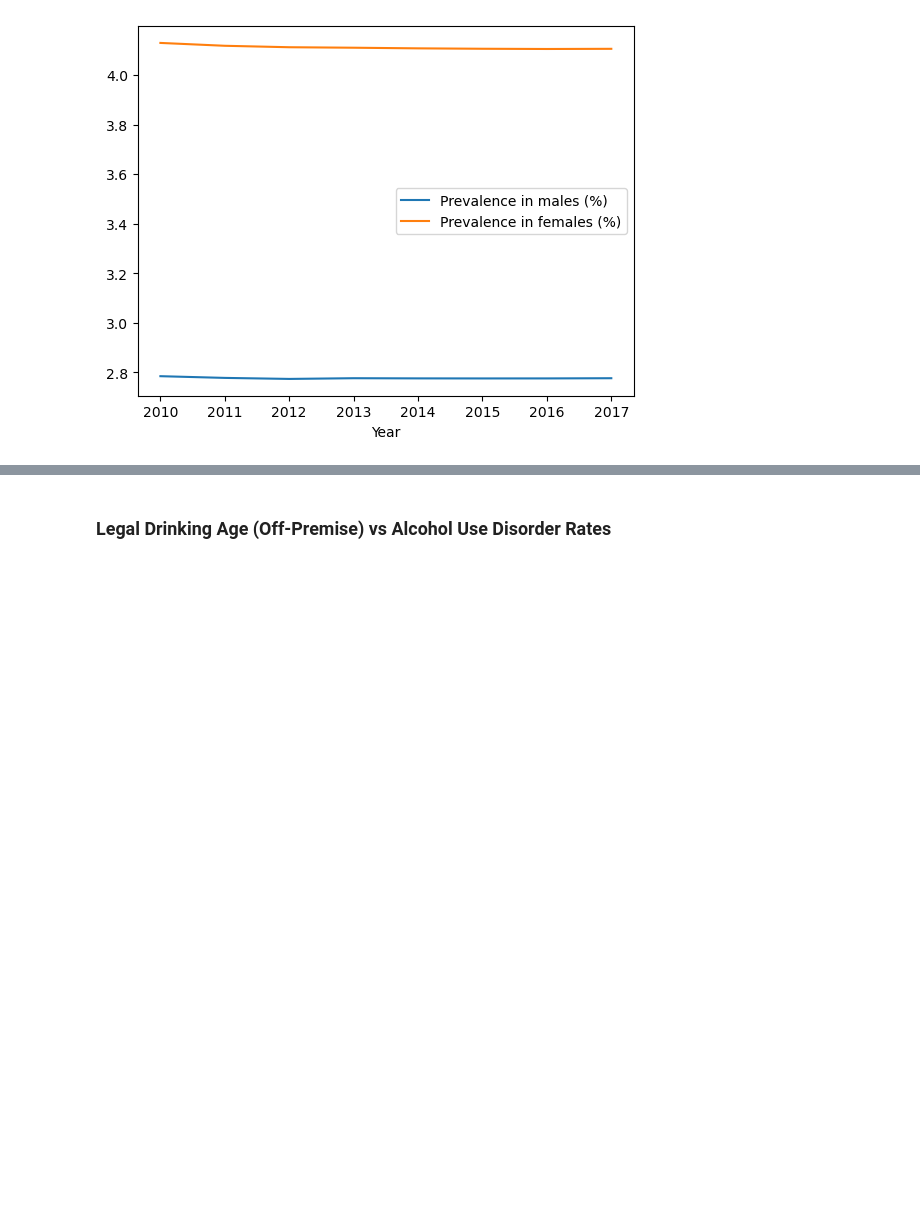
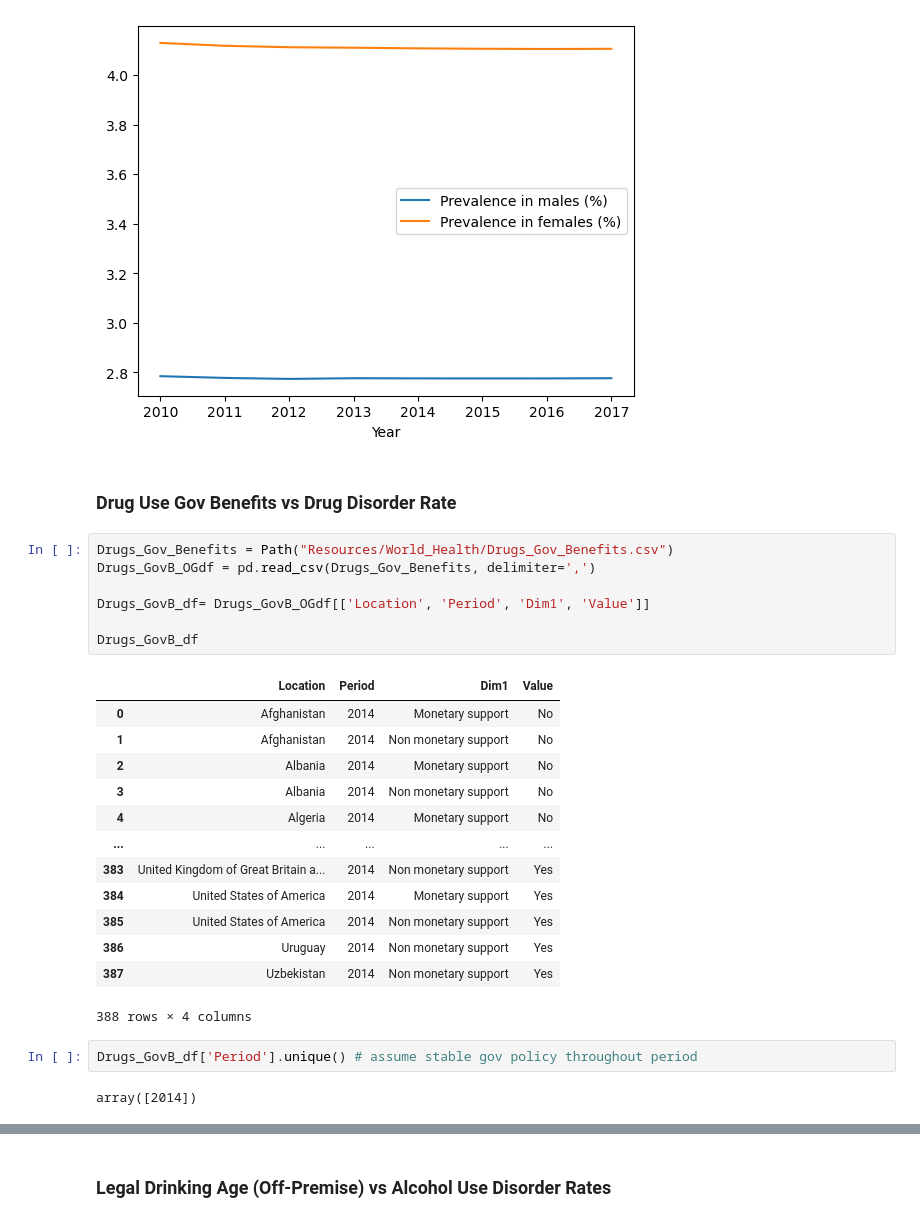
Before and after one commit to AaronCMC/Project_1, a Jupyter notebook: AaronCMC/ACMC Test.ipynb, the cells around one changed output, grey strips where cells are left out. Drawn from its saved outputs; the diff is of its cells as text; blank space fills up the shorter version.

Commit message:
Drugs vs GovB & ACMC Analysis Visualisation Plan

```diff
--- a/AaronCMC/ACMC Test.ipynb
+++ b/AaronCMC/ACMC Test.ipynb
@@ -1376,3 +1376,30 @@ Gender_Depression.plot(kind='line')
 # %% [output]
 <Axes: xlabel='Year'>
 [figure]
+# %% [markdown]
+### Drug Use Gov Benefits vs Drug Disorder Rate
+# %%
+Drugs_Gov_Benefits = Path("Resources/World_Health/Drugs_Gov_Benefits.csv")
+Drugs_GovB_OGdf = pd.read_csv(Drugs_Gov_Benefits, delimiter=',')
+
+Drugs_GovB_df= Drugs_GovB_OGdf[['Location', 'Period', 'Dim1', 'Value']]
+
+Drugs_GovB_df
+# %% [output]
+|  | Location | Period | Dim1 | Value |
+| 0 | Afghanistan | 2014 | Monetary support | No |
+| 1 | Afghanistan | 2014 | Non monetary support | No |
+| 2 | Albania | 2014 | Monetary support | No |
+| 3 | Albania | 2014 | Non monetary support | No |
+| 4 | Algeria | 2014 | Monetary support | No |
+| ... | ... | ... | ... | ... |
+| 383 | United Kingdom of Great Britain a... | 2014 | Non monetary support | Yes |
+| 384 | United States of America | 2014 | Monetary support | Yes |
+| 385 | United States of America | 2014 | Non monetary support | Yes |
+| 386 | Uruguay | 2014 | Non monetary support | Yes |
+| 387 | Uzbekistan | 2014 | Non monetary support | Yes |
+388 rows × 4 columns
+# %%
+Drugs_GovB_df['Period'].unique() # assume stable gov policy throughout period
+# %% [output]
+array([2014])
```
Also changed, not shown: parts of 12 cells of this notebook, 3 other files.
